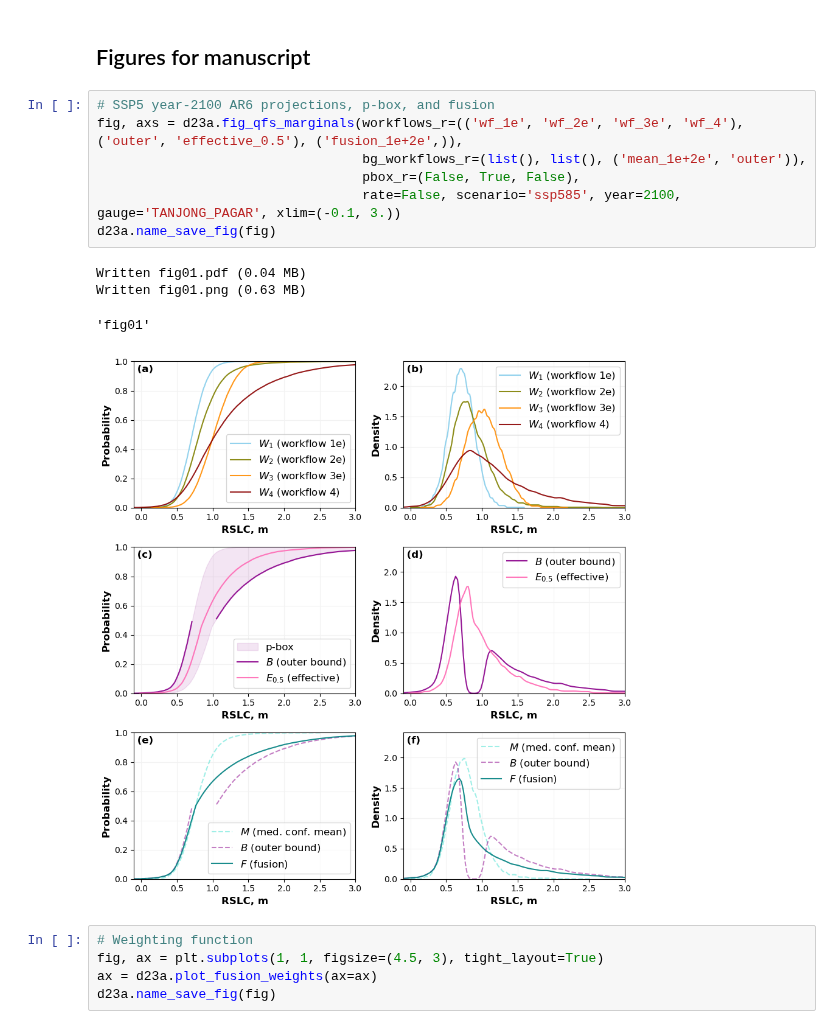
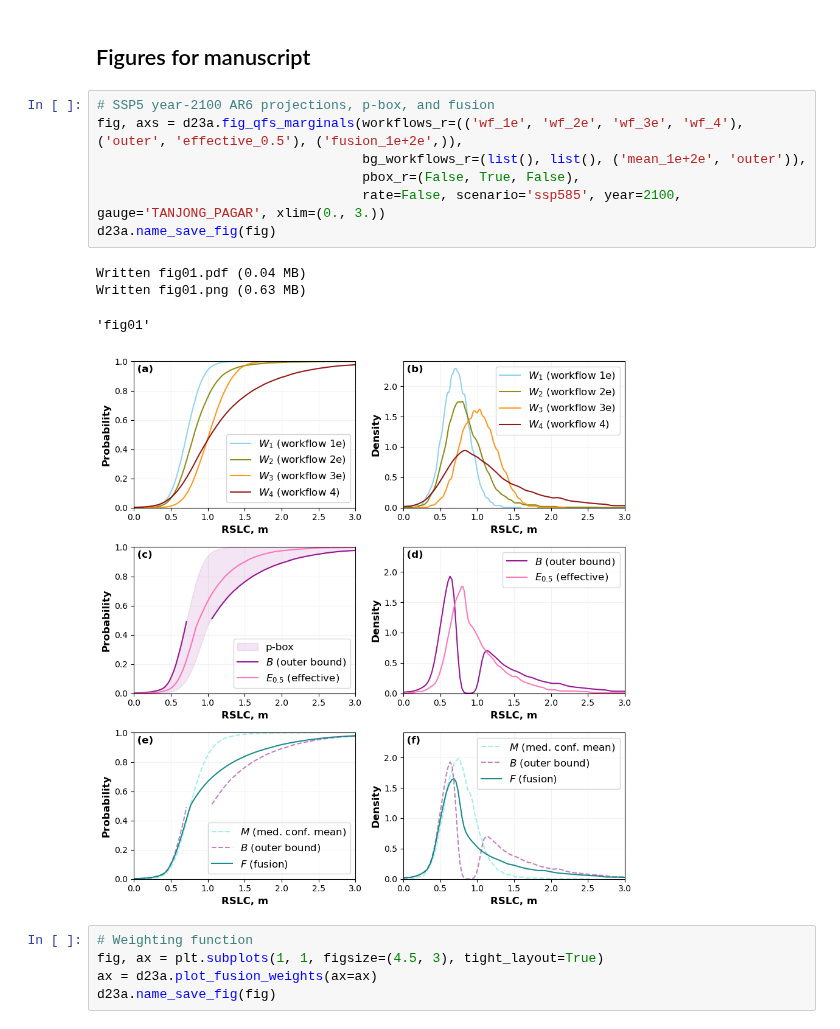
Before and after one commit to grandey/d23a-fusion, a Jupyter notebook: fusion_analysis_d23a.ipynb, the cells around one changed output. Saved outputs shown, nothing was run; the diff lists cells and outputs as text.

```diff
--- a/fusion_analysis_d23a.ipynb
+++ b/fusion_analysis_d23a.ipynb
@@ -13,15 +13,15 @@ start_dt = datetime.datetime.now()
 # %%
 # SSP5 year-2100 AR6 projections, p-box, and fusion
 fig, axs = d23a.fig_qfs_marginals(workflows_r=(('wf_1e', 'wf_2e', 'wf_3e', 'wf_4'), ('outer', 'effective_0.5'), ('fusion_1e+2e',)),
                                   bg_workflows_r=(list(), list(), ('mean_1e+2e', 'outer')),
                                   pbox_r=(False, True, False),
-                                  rate=False, scenario='ssp585', year=2100, gauge='TANJONG_PAGAR', xlim=(-0.1, 3.))
+                                  rate=False, scenario='ssp585', year=2100, gauge='TANJONG_PAGAR', xlim=(0., 3.))
 d23a.name_save_fig(fig)
 # %% [output]
 Written fig01.pdf (0.04 MB)
 Written fig01.png (0.63 MB)
 'fig01'
-[figure, old version]
+[figure, new version]
 # %%
 # Weighting function
 fig, ax = plt.subplots(1, 1, figsize=(4.5, 3), tight_layout=True)
```
Also changed, not shown: parts of 6 cells of this notebook, 5 other files.
